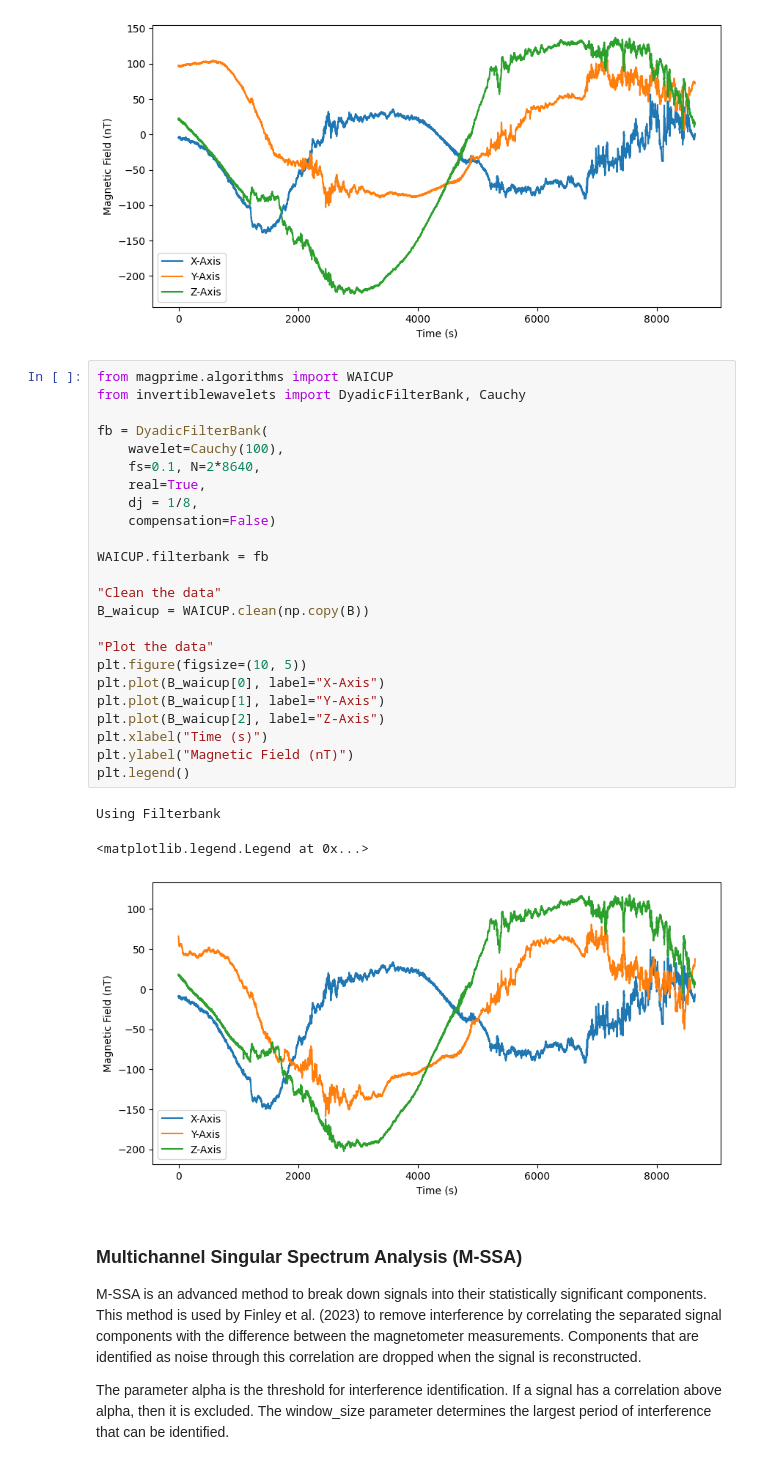
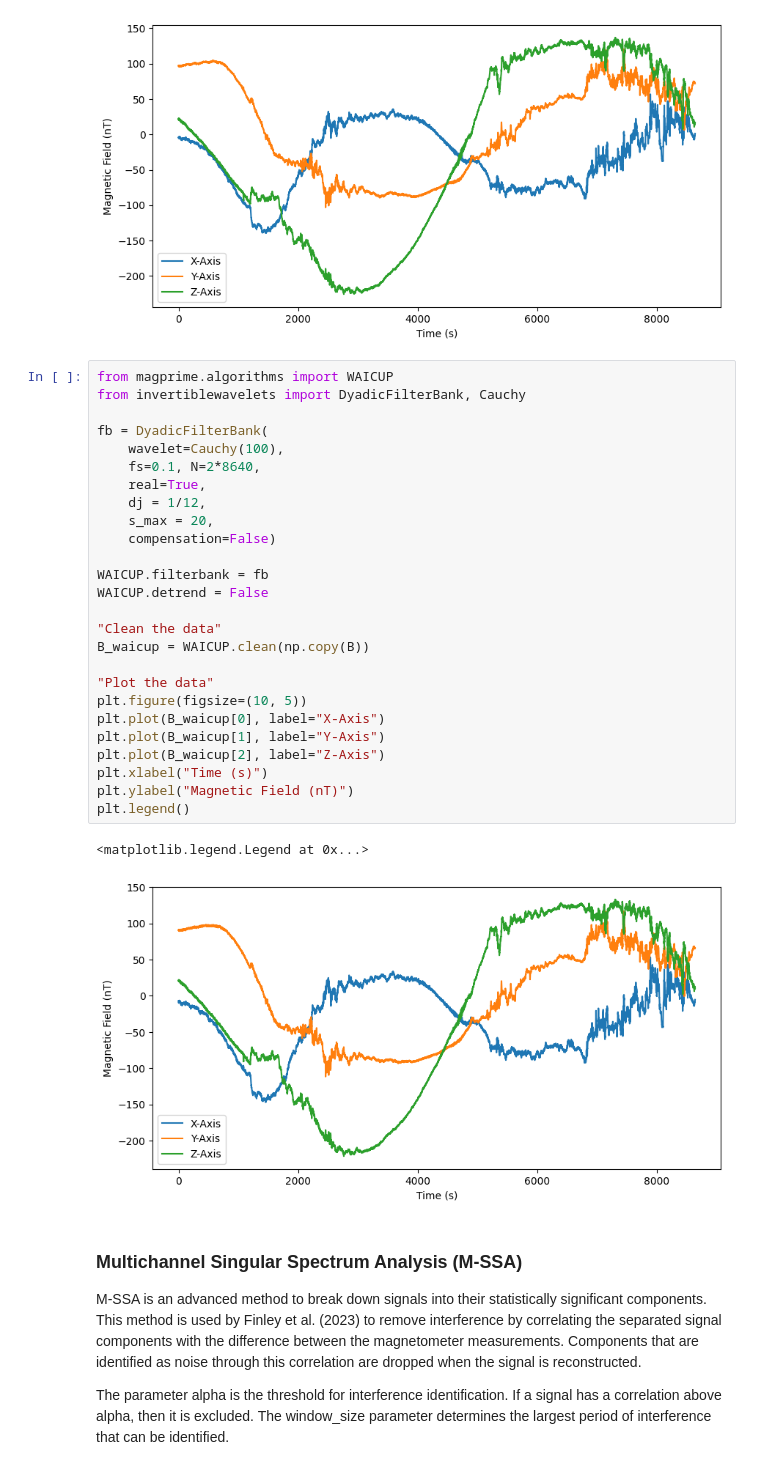
Before and after one commit to aphoffmann/MAGPRIME, a Jupyter notebook: magprime/examples/tutorial.ipynb, the cells around one changed output. Drawn from its saved outputs; the diff is of its cells as text.

```diff
--- a/magprime/examples/tutorial.ipynb
+++ b/magprime/examples/tutorial.ipynb
@@ -239,31 +222,32 @@ plt.legend()
 # %%
 from magprime.algorithms import WAICUP
 from invertiblewavelets import DyadicFilterBank, Cauchy
 
 fb = DyadicFilterBank(
     wavelet=Cauchy(100),
     fs=0.1, N=2*8640,
     real=True,
-    dj = 1/8,
+    dj = 1/12,
+    s_max = 20,
     compensation=False)
 
 WAICUP.filterbank = fb
+WAICUP.detrend = False
 
 "Clean the data"
 B_waicup = WAICUP.clean(np.copy(B))
 
 "Plot the data"
 plt.figure(figsize=(10, 5))
 plt.plot(B_waicup[0], label="X-Axis")
 plt.plot(B_waicup[1], label="Y-Axis")
 plt.plot(B_waicup[2], label="Z-Axis")
 plt.xlabel("Time (s)")
 plt.ylabel("Magnetic Field (nT)")
 plt.legend()
 # %% [output]
-Using Filterbank
+<matplotlib.legend.Legend at 0x...>
-<matplotlib.legend.Legend at 0x...>
-[figure, old version]
+[figure, new version]
 # %% [markdown]
 ### Multichannel Singular Spectrum Analysis (M-SSA)
 M-SSA is an advanced method to break down signals into their statistically significant components. This method is used by Finley et al. (2023) to remove interference by correlating the separated signal components with the difference between the magnetometer measurements. Components that are identified as noise through this correlation are dropped when the signal is reconstructed.
```
Also changed, not shown: parts of 4 cells of this notebook.
